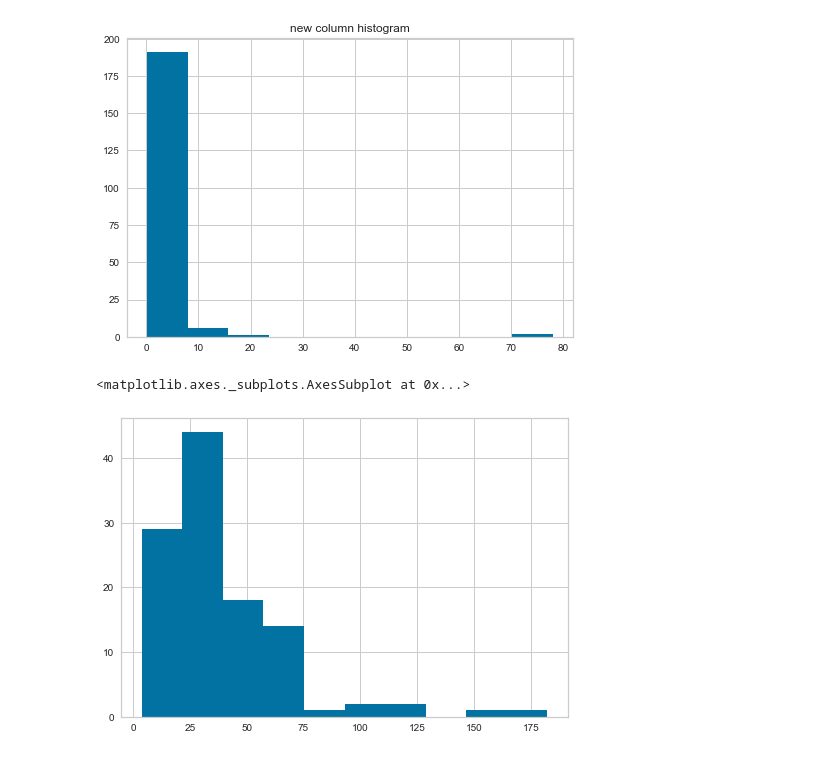
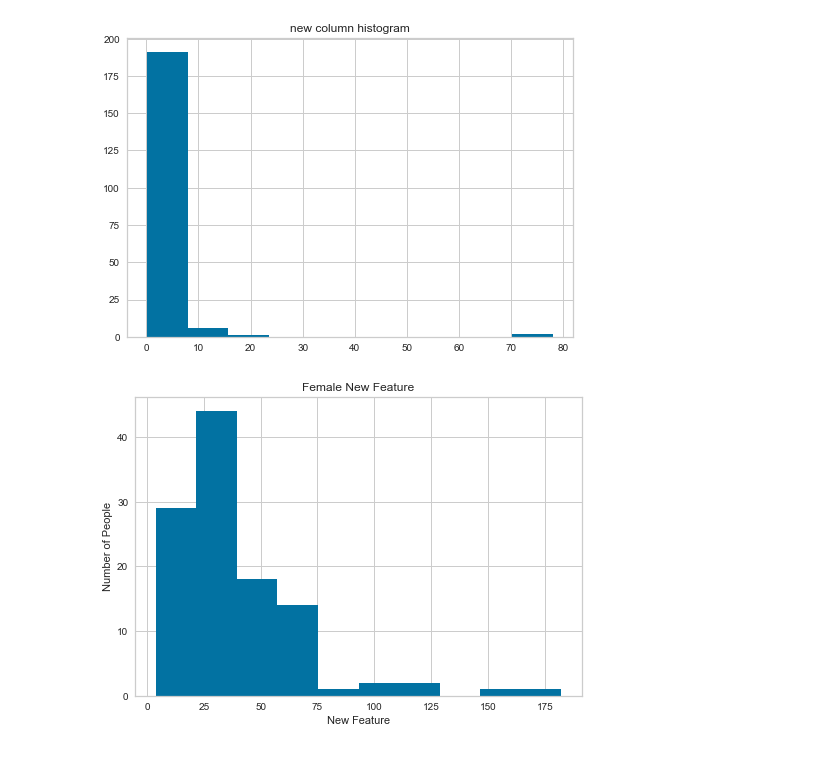
Before and after one commit to ipatel467/Customer-Segmentation, a Jupyter notebook: index.ipynb, the cells around one changed output. Saved outputs shown, nothing was run; the diff lists cells and outputs as text; code cells hidden in the pictures.

```diff
--- a/index.ipynb
+++ b/index.ipynb
@@ -641,8 +641,10 @@ plt.title("new column histogram");
 # %%
 fems = df[df['Gender']==1]
 gents = df[df['Gender']==0]
-# %%
-fems.new_feat.hist()
-# %% [output]
-<matplotlib.axes._subplots.AxesSubplot at 0x...>
-[figure, removed]
+# %%
+fems.new_feat.hist();
+plt.title('Female New Feature');
+plt.xlabel('New Feature');
+plt.ylabel('Number of People');
+# %% [output]
+[figure, added]
```
Also changed, not shown: parts of 5 cells of this notebook.
